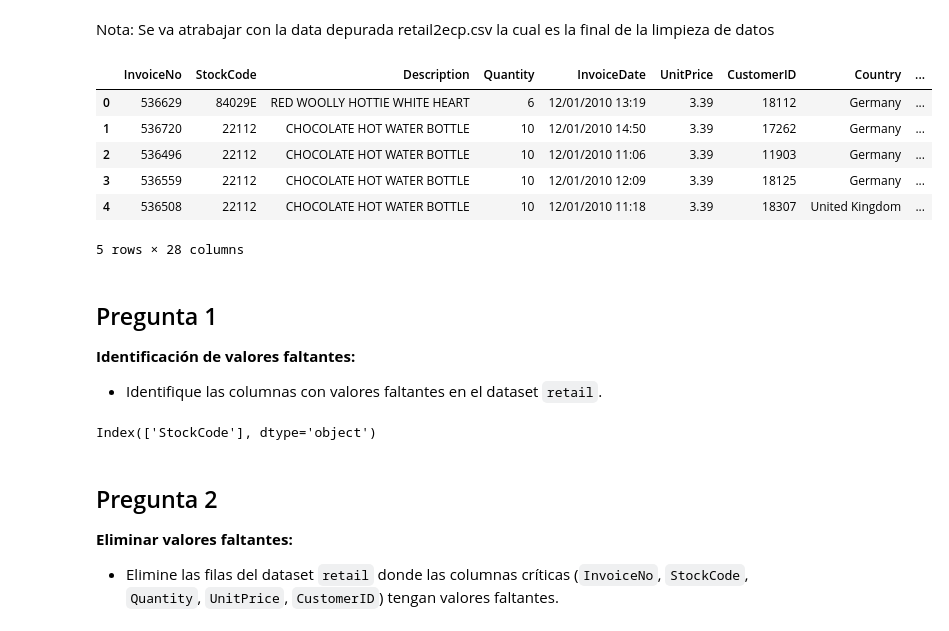
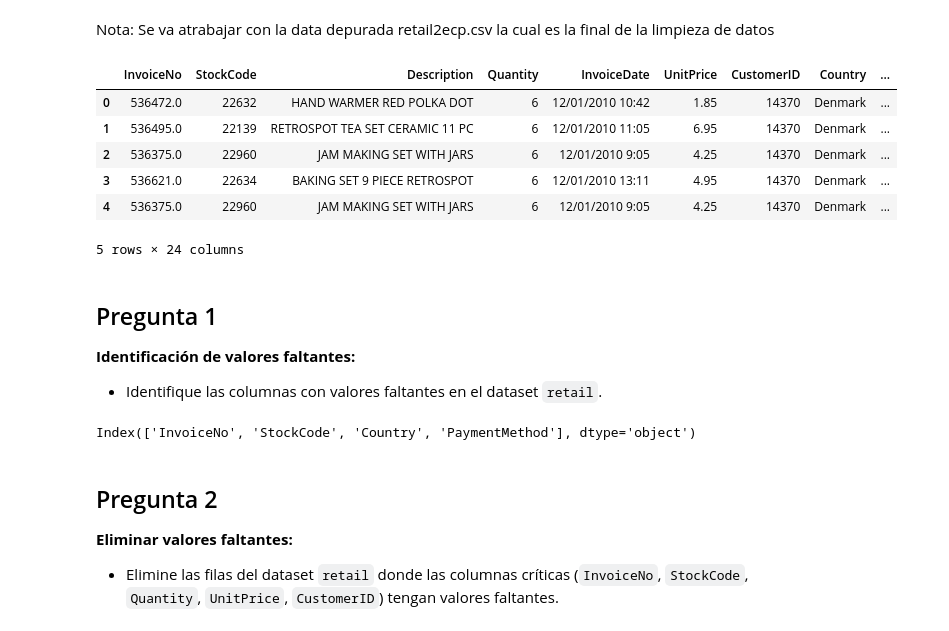
Before and after one commit to Nana8310/Curso_Pandas, a Jupyter notebook: Notebook/Prácticas/Práctica-43/Notebook_43/P-43_Notebook-43.ipynb, the cells around one changed output. Cells and saved outputs as stored; diff of their text form; code cells hidden in the pictures.

```diff
--- a/Notebook/Prácticas/Práctica-43/Notebook_43/P-43_Notebook-43.ipynb
+++ b/Notebook/Prácticas/Práctica-43/Notebook_43/P-43_Notebook-43.ipynb
@@ -73,27 +73,26 @@ import numpy as np
 # %% [markdown]
 Nota: Se va atrabajar con la data depurada retail2ecp.csv la cual es la final de la limpieza de datos
 # %%
-retail2exp_df = pd.read_csv('retail2exp.csv')
-
-retail2exp_df.head(5)
+retail_df = pd.read_csv('retail.csv')
+retail_df.head(5)
 # %% [output]
 |  | InvoiceNo | StockCode | Description | Quantity | InvoiceDate | UnitPrice | CustomerID | Country | ... |
-| 0 | 536629 | 84029E | RED WOOLLY HOTTIE WHITE HEART | 6 | 12/01/2010 13:19 | 3.39 | 18112 | Germany | ... |
-| 1 | 536720 | 22112 | CHOCOLATE HOT WATER BOTTLE | 10 | 12/01/2010 14:50 | 3.39 | 17262 | Germany | ... |
-| 2 | 536496 | 22112 | CHOCOLATE HOT WATER BOTTLE | 10 | 12/01/2010 11:06 | 3.39 | 11903 | Germany | ... |
-| 3 | 536559 | 22112 | CHOCOLATE HOT WATER BOTTLE | 10 | 12/01/2010 12:09 | 3.39 | 18125 | Germany | ... |
-| 4 | 536508 | 22112 | CHOCOLATE HOT WATER BOTTLE | 10 | 12/01/2010 11:18 | 3.39 | 18307 | United Kingdom | ... |
+| 0 | 536472.0 | 22632 | HAND WARMER RED POLKA DOT | 6 | 12/01/2010 10:42 | 1.85 | 14370 | Denmark | ... |
+| 1 | 536495.0 | 22139 | RETROSPOT TEA SET CERAMIC 11 PC | 6 | 12/01/2010 11:05 | 6.95 | 14370 | Denmark | ... |
+| 2 | 536375.0 | 22960 | JAM MAKING SET WITH JARS | 6 | 12/01/2010 9:05 | 4.25 | 14370 | Denmark | ... |
+| 3 | 536621.0 | 22634 | BAKING SET 9 PIECE RETROSPOT | 6 | 12/01/2010 13:11 | 4.95 | 14370 | Denmark | ... |
+| 4 | 536375.0 | 22960 | JAM MAKING SET WITH JARS | 6 | 12/01/2010 9:05 | 4.25 | 14370 | Denmark | ... |
-5 rows × 28 columns
+5 rows × 24 columns
 # %% [markdown]
 ## Pregunta 1
 **Identificación de valores faltantes:**
 - Identifique las columnas con valores faltantes en el dataset `retail`.
 # %%
 # Filtrar y mostrar solo las columnas que tienen valores faltantes
-columnas_faltantes = retail2exp_df.columns[retail2exp_df.isna().any()]
+columnas_faltantes = retail_df.columns[retail_df.isna().any()]
 print(columnas_faltantes)
 # %% [output]
-Index(['StockCode'], dtype='object')
+Index(['InvoiceNo', 'StockCode', 'Country', 'PaymentMethod'], dtype='object')
 # %% [markdown]
 ## Pregunta 2
 **Eliminar valores faltantes:**
```
Also changed, not shown: parts of 6 cells of this notebook, 2 other files.
